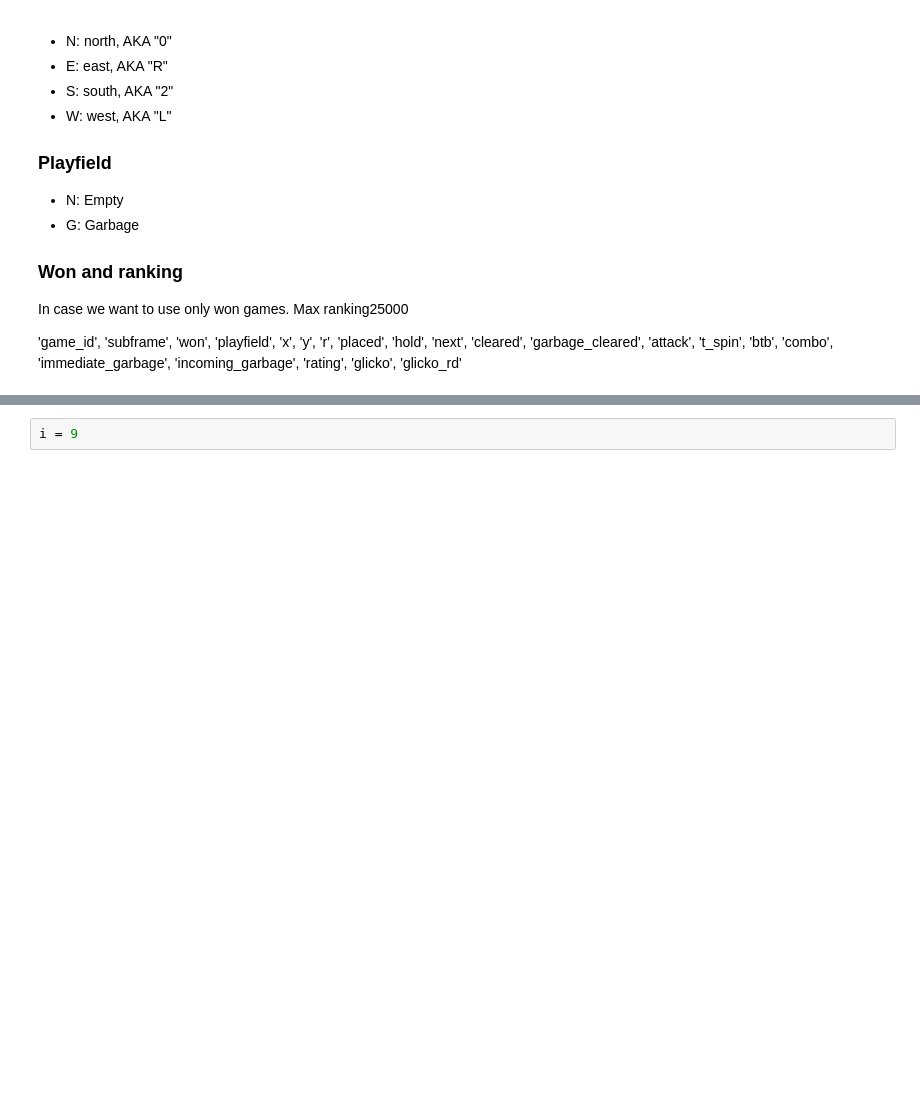
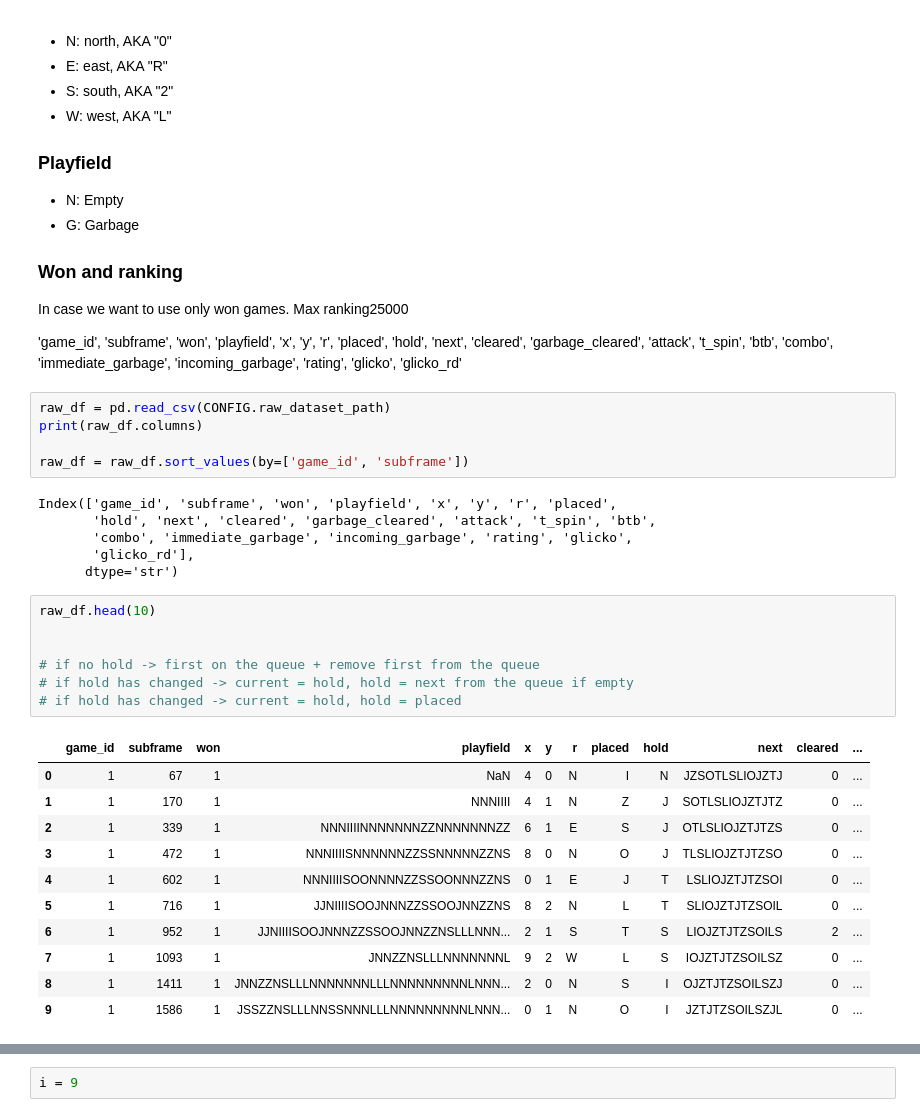
Before and after one commit to MiquelGomezCorral/TurboMino-Tetris-AI-BOT, a Jupyter notebook: notebooks/Dataset.ipynb, the cells around one changed output, grey strips where cells are left out. Drawn from its saved outputs; the diff is of its cells as text; blank space fills up the shorter version.

Commit message:
fixed dataset hold and current

```diff
--- a/notebooks/Dataset.ipynb
+++ b/notebooks/Dataset.ipynb
@@ -37,4 +37,34 @@ In case we want to use only won games. Max ranking25000
        'hold', 'next', 'cleared', 'garbage_cleared', 'attack', 't_spin', 'btb',
        'combo', 'immediate_garbage', 'incoming_garbage', 'rating', 'glicko',
        'glicko_rd'
+# %%
+raw_df = pd.read_csv(CONFIG.raw_dataset_path)
+print(raw_df.columns)
+
+raw_df = raw_df.sort_values(by=['game_id', 'subframe'])
+# %% [output]
+Index(['game_id', 'subframe', 'won', 'playfield', 'x', 'y', 'r', 'placed',
+       'hold', 'next', 'cleared', 'garbage_cleared', 'attack', 't_spin', 'btb',
+       'combo', 'immediate_garbage', 'incoming_garbage', 'rating', 'glicko',
+       'glicko_rd'],
+      dtype='str')
+# %%
+raw_df.head(10)
+
+
+# if no hold -> first on the queue + remove first from the queue
+# if hold has changed -> current = hold, hold = next from the queue if empty
+# if hold has changed -> current = hold, hold = placed
+# %% [output]
+|  | game_id | subframe | won | playfield | x | y | r | placed | hold | next | cleared | ... |
+| 0 | 1 | 67 | 1 | NaN | 4 | 0 | N | I | N | JZSOTLSLIOJZTJ | 0 | ... |
+| 1 | 1 | 170 | 1 | NNNIIII | 4 | 1 | N | Z | J | SOTLSLIOJZTJTZ | 0 | ... |
+| 2 | 1 | 339 | 1 | NNNIIIINNNNNNNZZNNNNNNNZZ | 6 | 1 | E | S | J | OTLSLIOJZTJTZS | 0 | ... |
+| 3 | 1 | 472 | 1 | NNNIIIISNNNNNNZZSSNNNNNZZNS | 8 | 0 | N | O | J | TLSLIOJZTJTZSO | 0 | ... |
+| 4 | 1 | 602 | 1 | NNNIIIISOONNNNZZSSOONNNZZNS | 0 | 1 | E | J | T | LSLIOJZTJTZSOI | 0 | ... |
+| 5 | 1 | 716 | 1 | JJNIIIISOOJNNNZZSSOOJNNZZNS | 8 | 2 | N | L | T | SLIOJZTJTZSOIL | 0 | ... |
+| 6 | 1 | 952 | 1 | JJNIIIISOOJNNNZZSSOOJNNZZNSLLLNNN... | 2 | 1 | S | T | S | LIOJZTJTZSOILS | 2 | ... |
+| 7 | 1 | 1093 | 1 | JNNZZNSLLLNNNNNNNL | 9 | 2 | W | L | S | IOJZTJTZSOILSZ | 0 | ... |
+| 8 | 1 | 1411 | 1 | JNNZZNSLLLNNNNNNNLLLNNNNNNNNNLNNN... | 2 | 0 | N | S | I | OJZTJTZSOILSZJ | 0 | ... |
+| 9 | 1 | 1586 | 1 | JSSZZNSLLLNNSSNNNLLLNNNNNNNNNLNNN... | 0 | 1 | N | O | I | JZTJTZSOILSZJL | 0 | ... |
 # %%
```
Also changed, not shown: parts of 9 cells of this notebook.
